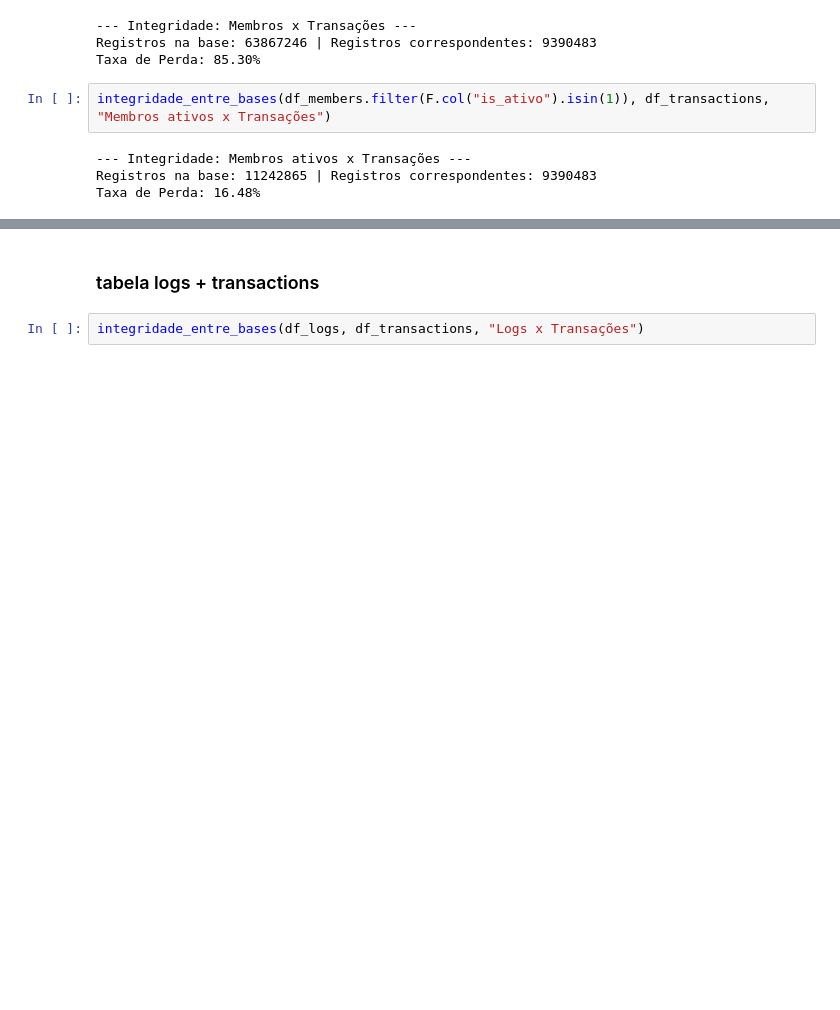
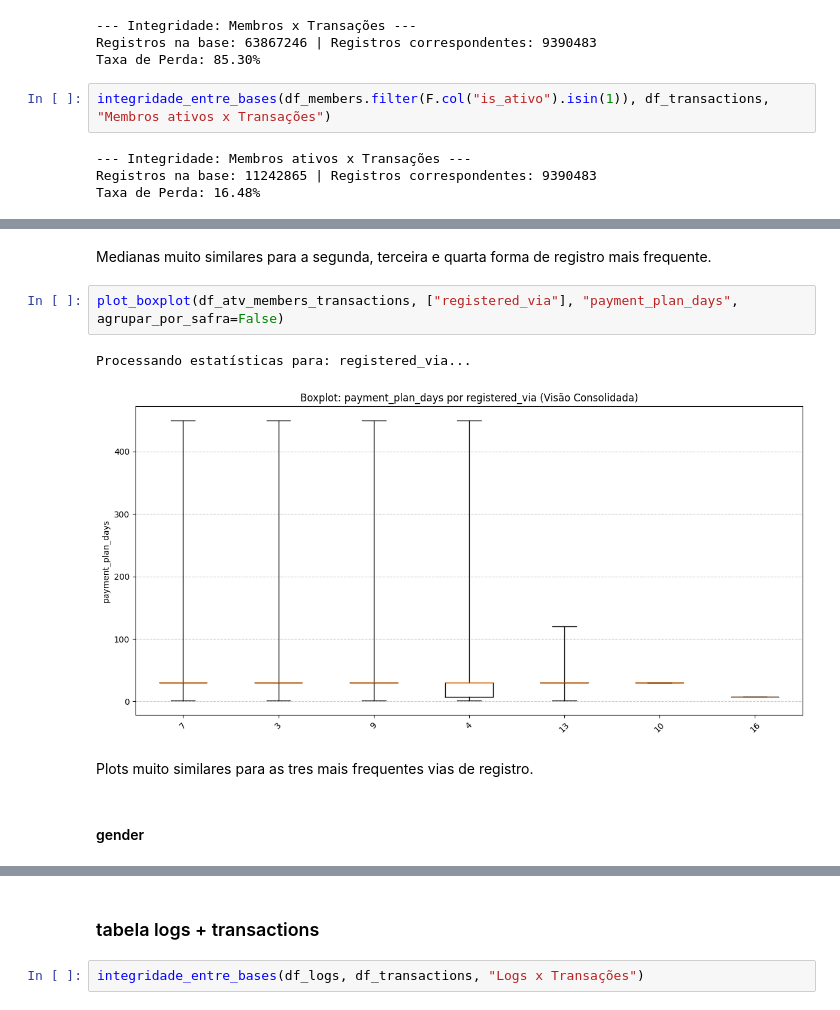
Before and after one commit to GuMauriz/datamaster, a Jupyter notebook: project.ipynb, the cells around one changed output, grey strips where cells are left out. Cells and saved outputs as stored; diff of their text form; blank space fills up the shorter version.

```diff
--- a/project.ipynb
+++ b/project.ipynb
@@ -2814,0 +2917,11 @@ Taxa de Perda: 16.48%
+# %% [markdown]
+Medianas muito similares para a segunda, terceira e quarta forma de registro mais frequente.
+# %%
+plot_boxplot(df_atv_members_transactions, ["registered_via"], "payment_plan_days", agrupar_por_safra=False)
+# %% [output]
+Processando estatísticas para: registered_via...
+[figure, added]
+# %% [markdown]
+Plots muito similares para as tres mais frequentes vias de registro.
+# %% [markdown]
+#### gender
```
Also changed, not shown: parts of 38 cells of this notebook.
